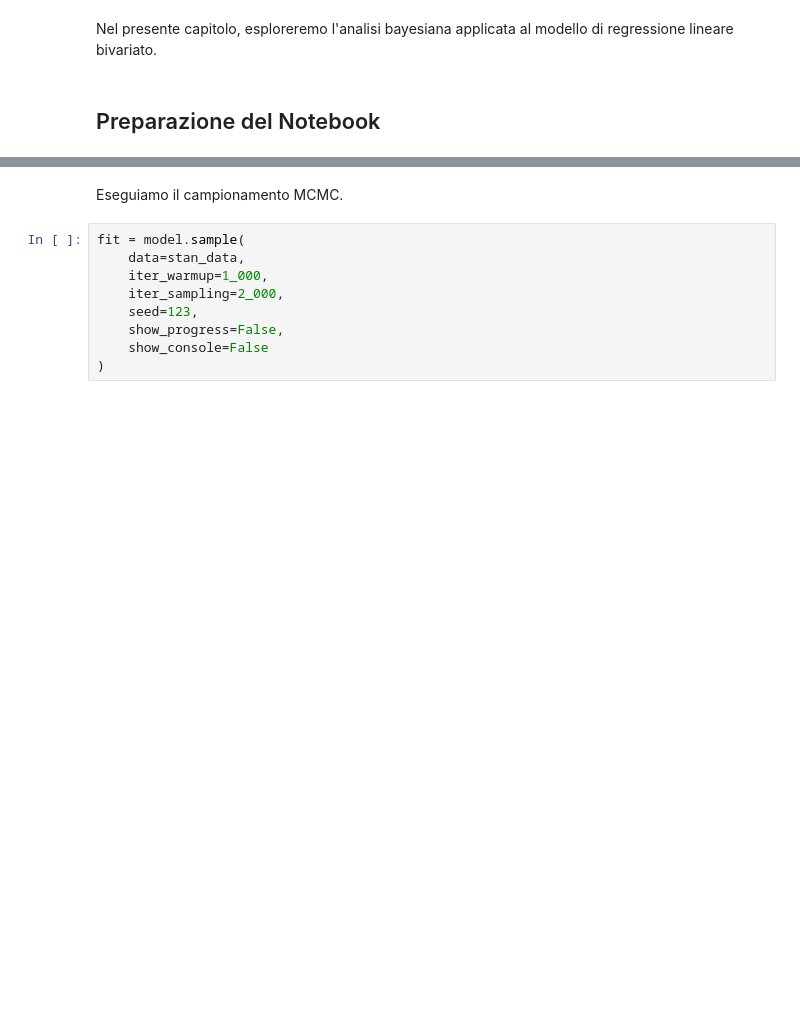
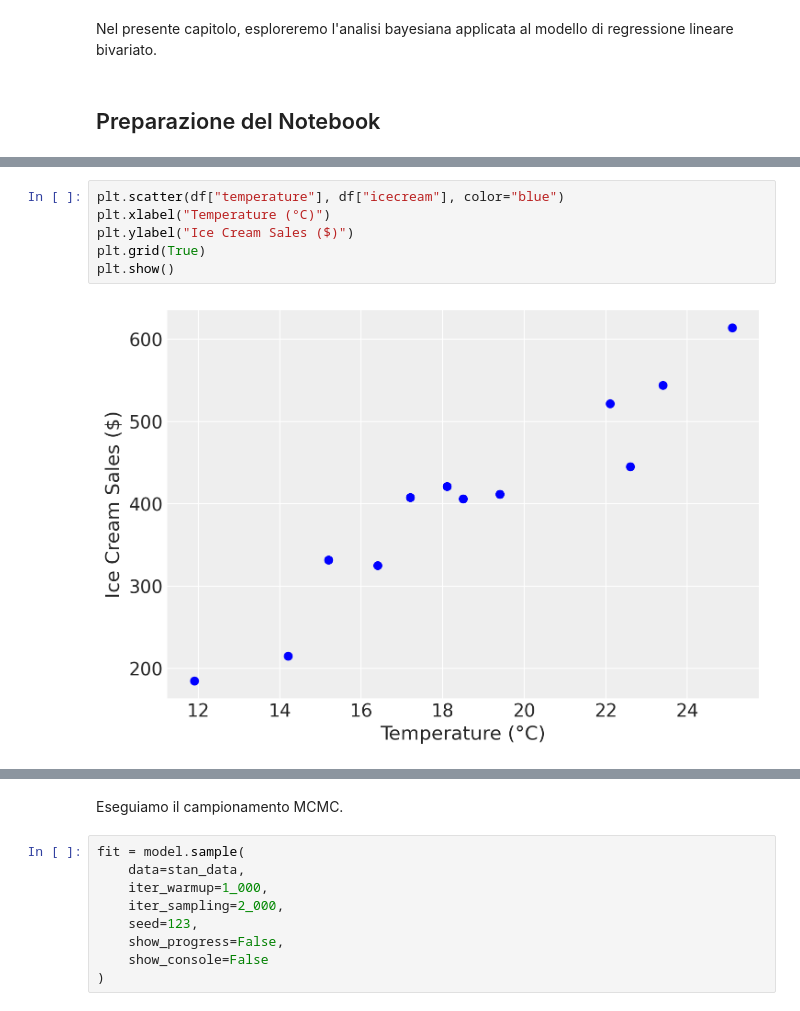
Before and after one commit to ccaudek/ds4p, a Jupyter notebook: _build/jupyter_execute/chapter_5/05_03_reglin_bayesian.ipynb, the cells around one changed output, grey strips where cells are left out. Drawn from its saved outputs; the diff is of its cells as text; blank space fills up the shorter version.

```diff
--- a/_build/jupyter_execute/chapter_5/05_03_reglin_bayesian.ipynb
+++ b/_build/jupyter_execute/chapter_5/05_03_reglin_bayesian.ipynb
@@ -94,0 +56,8 @@ L'analisi bayesiana del modello di regressione lineare ci consente di specificar
+# %%
+plt.scatter(df["temperature"], df["icecream"], color="blue")
+plt.xlabel("Temperature (°C)")
+plt.ylabel("Ice Cream Sales ($)")
+plt.grid(True)
+plt.show()
+# %% [output]
+[figure, added]
```
Also changed, not shown: parts of 39 cells of this notebook, 7 other files.
